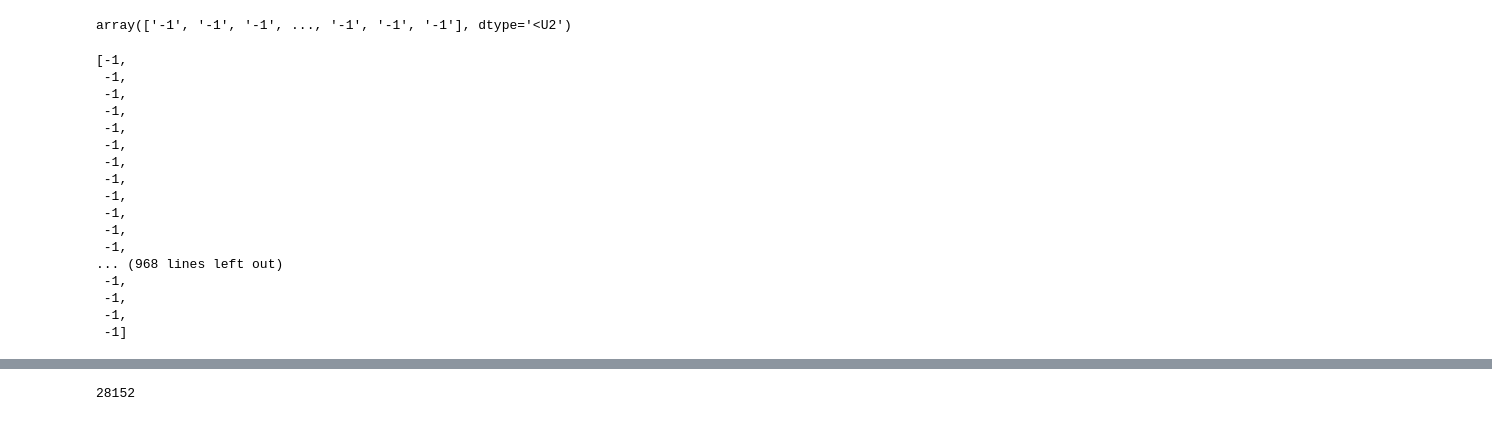
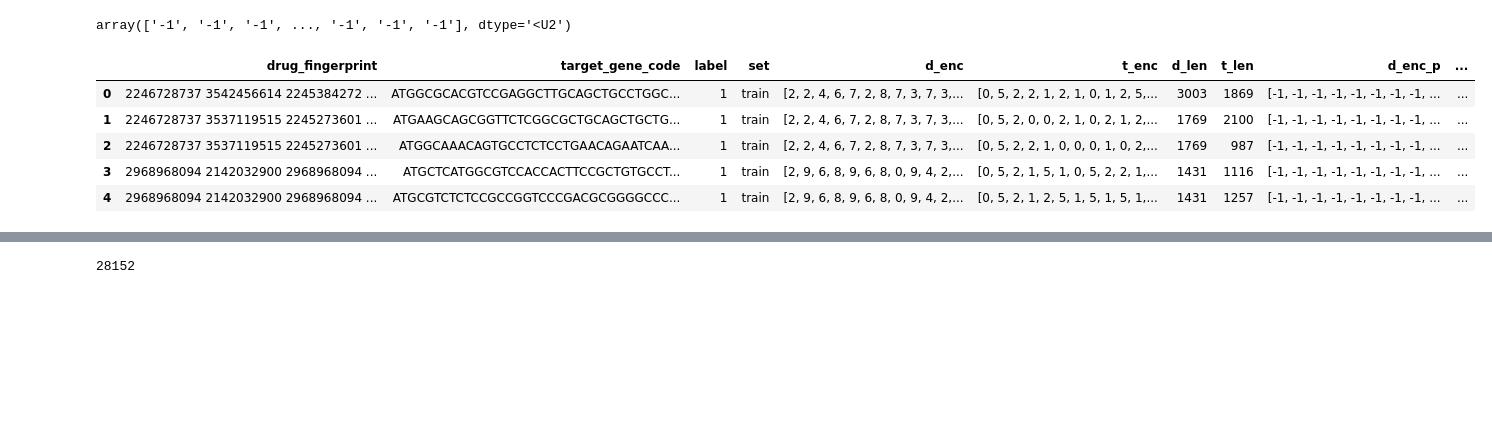
Before and after one commit to fhooton/DeepDrugRepurposer, a Jupyter notebook: Model - Val.ipynb, the cells around one changed output, grey strips where cells are left out. Cells and saved outputs as stored; diff of their text form; code cells hidden in the pictures; blank space fills up the shorter version.

```diff
--- a/Model - Val.ipynb
+++ b/Model - Val.ipynb
@@ -52,24 +51,13 @@ array(['-1', '-1', '-1', ..., '-1', '-1', '-1'], dtype='<U2')
 # %%
 amino = Data().load_conv_train()
 gene = Data().load_conv_train(is_amino=False)
-# %%
-gene.d_enc_p[0]
-# %% [output]
-[-1,
- -1,
- -1,
- -1,
- -1,
- -1,
- -1,
- -1,
- -1,
- -1,
- -1,
- -1,
-... (968 lines left out)
- -1,
- -1,
- -1,
- -1]
+# %%
+gene.head()
+# %% [output]
+|  | drug_fingerprint | target_gene_code | label | set | d_enc | t_enc | d_len | t_len | d_enc_p | ... |
+| 0 | 2246728737 3542456614 2245384272 ... | ATGGCGCACGTCCGAGGCTTGCAGCTGCCTGGC... | 1 | train | [2, 2, 4, 6, 7, 2, 8, 7, 3, 7, 3,... | [0, 5, 2, 2, 1, 2, 1, 0, 1, 2, 5,... | 3003 | 1869 | [-1, -1, -1, -1, -1, -1, -1, -1, ... | ... |
+| 1 | 2246728737 3537119515 2245273601 ... | ATGAAGCAGCGGTTCTCGGCGCTGCAGCTGCTG... | 1 | train | [2, 2, 4, 6, 7, 2, 8, 7, 3, 7, 3,... | [0, 5, 2, 0, 0, 2, 1, 0, 2, 1, 2,... | 1769 | 2100 | [-1, -1, -1, -1, -1, -1, -1, -1, ... | ... |
+| 2 | 2246728737 3537119515 2245273601 ... | ATGGCAAACAGTGCCTCTCCTGAACAGAATCAA... | 1 | train | [2, 2, 4, 6, 7, 2, 8, 7, 3, 7, 3,... | [0, 5, 2, 2, 1, 0, 0, 0, 1, 0, 2,... | 1769 | 987 | [-1, -1, -1, -1, -1, -1, -1, -1, ... | ... |
+| 3 | 2968968094 2142032900 2968968094 ... | ATGCTCATGGCGTCCACCACTTCCGCTGTGCCT... | 1 | train | [2, 9, 6, 8, 9, 6, 8, 0, 9, 4, 2,... | [0, 5, 2, 1, 5, 1, 0, 5, 2, 2, 1,... | 1431 | 1116 | [-1, -1, -1, -1, -1, -1, -1, -1, ... | ... |
+| 4 | 2968968094 2142032900 2968968094 ... | ATGCGTCTCTCCGCCGGTCCCGACGCGGGGCCC... | 1 | train | [2, 9, 6, 8, 9, 6, 8, 0, 9, 4, 2,... | [0, 5, 2, 1, 2, 5, 1, 5, 1, 5, 1,... | 1431 | 1257 | [-1, -1, -1, -1, -1, -1, -1, -1, ... | ... |
 # %%
```
Also changed, not shown: parts of 8 cells of this notebook, 1 other file.
